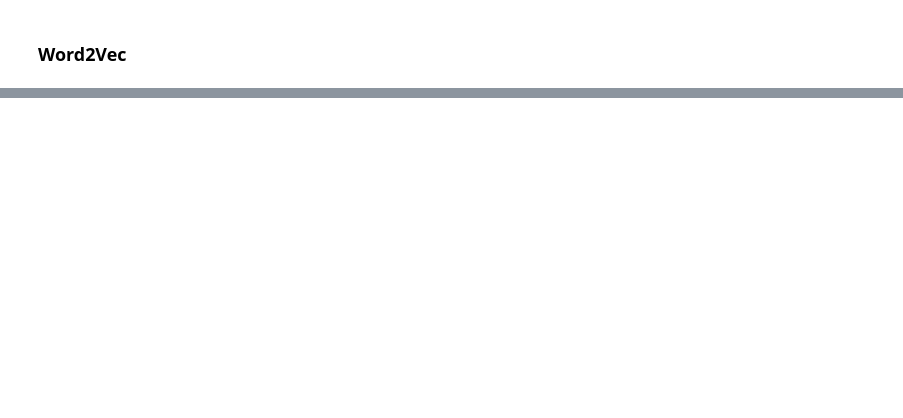
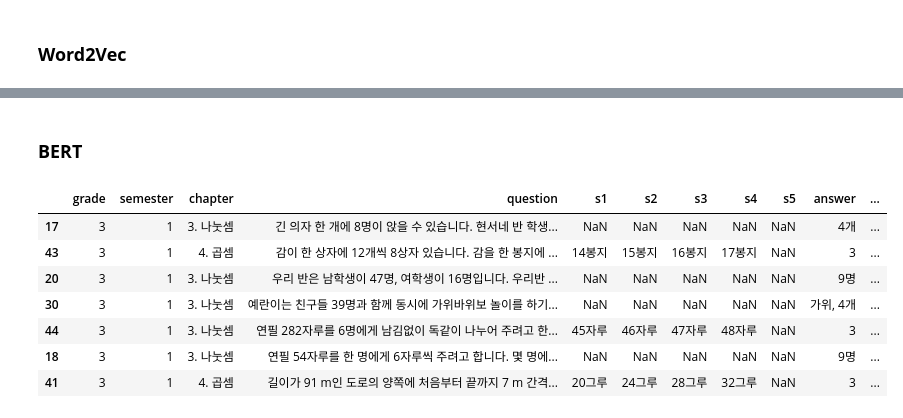
Before and after one commit to zissuuo/MathMates, a Jupyter notebook: cosinesimilarity.ipynb, the cells around one changed output, grey strips where cells are left out. Cells and saved outputs as stored; diff of their text form; code cells hidden in the pictures; blank space fills up the shorter version.

```diff
--- a/cosinesimilarity.ipynb
+++ b/cosinesimilarity.ipynb
@@ -43,0 +128,46 @@ def document_vector(model, doc):
+# %% [markdown]
+### **BERT** ##
+# %%
+import pandas as pd
+import numpy as np
+from sklearn.metrics.pairwise import cosine_similarity
+from transformers import BertTokenizer, BertModel
+import torch
+
+# Load pre-trained BERT model and tokenizer
+tokenizer = BertTokenizer.from_pretrained('bert-base-uncased')
+model = BertModel.from_pretrained('bert-base-uncased')
+
+def get_bert_vector(sentence, tokenizer, model):
+    inputs = tokenizer(sentence, return_tensors='pt', truncation=True, padding=True, max_length=512)
+    outputs = model(**inputs)
+    # Get the mean pooling of the token embeddings
+    return outputs.last_hidden_state.mean(dim=1).detach().numpy().flatten()
+
+df = pd.read_csv('item_pool.csv')
+questions = df['question'].tolist()
+
+# 데이터프레임의 질문들을 벡터로 변환
+df['vector'] = df['question'].apply(lambda x: get_bert_vector(x, tokenizer, model))
+
+# input question을 벡터로 변환
+question_vector = get_bert_vector(question, tokenizer, model).reshape(1, -1)
+
+# 코사인 유사도 계산
+df['cosine_sim'] = df['vector'].apply(lambda x: cosine_similarity([x], question_vector).flatten()[0])
+
+# 유사도 기준으로 데이터프레임 정렬
+bert_df = df.sort_values(by='cosine_sim', ascending=False)
+
+bert_df.drop(columns=['vector'], inplace=True)
+
+bert_df.head(7)
+# %% [output]
+|  | grade | semester | chapter | question | s1 | s2 | s3 | s4 | s5 | answer | ... |
+| 17 | 3 | 1 | 3. 나눗셈 | 긴 의자 한 개에 8명이 앉을 수 있습니다. 현서네 반 학생... | NaN | NaN | NaN | NaN | NaN | 4개 | ... |
+| 43 | 3 | 1 | 4. 곱셈 | 감이 한 상자에 12개씩 8상자 있습니다. 감을 한 봉지에 ... | 14봉지 | 15봉지 | 16봉지 | 17봉지 | NaN | 3 | ... |
+| 20 | 3 | 1 | 3. 나눗셈 | 우리 반은 남학생이 47명, 여학생이 16명입니다. 우리반 ... | NaN | NaN | NaN | NaN | NaN | 9명 | ... |
+| 30 | 3 | 1 | 3. 나눗셈 | 예란이는 친구들 39명과 함께 동시에 가위바위보 놀이를 하기... | NaN | NaN | NaN | NaN | NaN | 가위, 4개 | ... |
+| 44 | 3 | 1 | 3. 나눗셈 | 연필 282자루를 6명에게 남김없이 독같이 나누어 주려고 한... | 45자루 | 46자루 | 47자루 | 48자루 | NaN | 3 | ... |
+| 18 | 3 | 1 | 3. 나눗셈 | 연필 54자루를 한 명에게 6자루씩 주려고 합니다. 몇 명에... | NaN | NaN | NaN | NaN | NaN | 9명 | ... |
+| 41 | 3 | 1 | 4. 곱셈 | 길이가 91 m인 도로의 양쪽에 처음부터 끝까지 7 m 간격... | 20그루 | 24그루 | 28그루 | 32그루 | NaN | 3 | ... |
```
Also changed, not shown: parts of 10 cells of this notebook, 20 other files.
